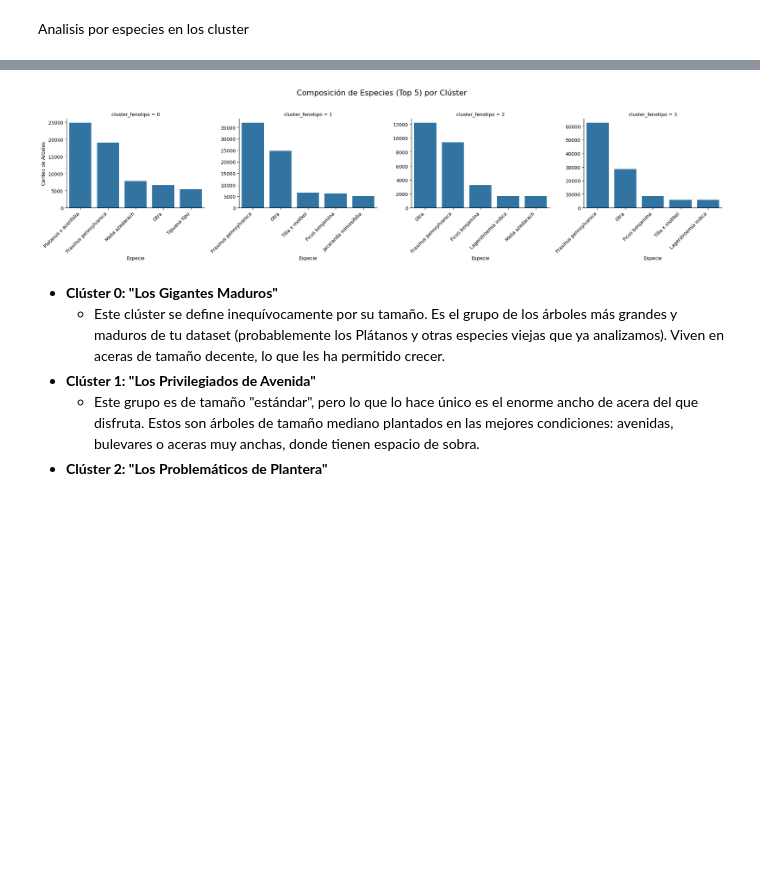
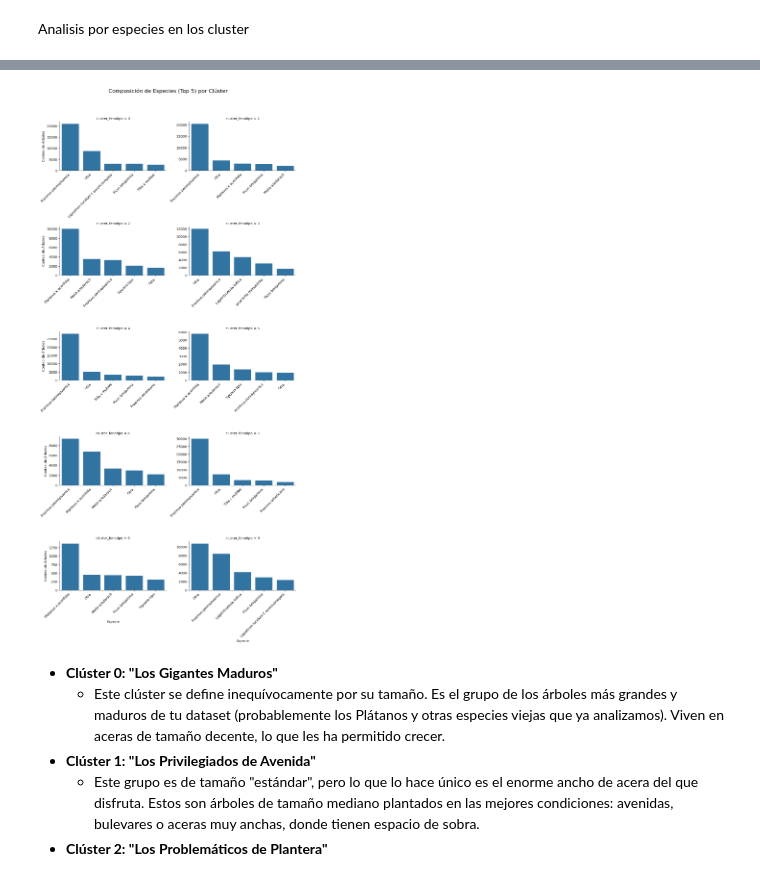
Before and after one commit to LautaroBarraza/TP-Ciencia-De-Datos-Grupo14, a Jupyter notebook: notebooks/analisis_clustering.ipynb, the cells around one changed output, grey strips where cells are left out. Drawn from its saved outputs; the diff is of its cells as text; code cells hidden in the pictures; blank space fills up the shorter version.

```diff
--- a/notebooks/analisis_clustering.ipynb
+++ b/notebooks/analisis_clustering.ipynb
@@ -26,2 +26,4 @@ memory usage: 38.0+ MB
 # %%
 datos_limpios=datos_limpios[datos_limpios['altura_arbol'].notna()]
+datos_limpios= datos_limpios[datos_limpios['nivel_plantera'].notna()]
+datos_limpios= datos_limpios[datos_limpios['estado_plantera'].notna()]
@@ -119,10 +159,5 @@ plt.show()
 # %% [markdown]
 Analisis por especies en los cluster
-# %%
-# (Tu código de K-Means... ya lo tienes)
-# ...
-# Esto te da la columna 'cluster_fenotipo'
-datos_limpios['cluster_fenotipo'] = kmeans.labels_
 # %%
 # Analicemos la composición de especies de cada clúster
 conteo_especies_por_cluster = datos_limpios.groupby('cluster_fenotipo')['nombre_cientifico'].value_counts()
@@ -149,37 +195,43 @@ Name: count, dtype: int64
 # %%
 import seaborn as sns
 import matplotlib.pyplot as plt
+import pandas as pd
 
-# 1. (Si aún no lo tienes) Convierte tu Serie MultiIndex en un DataFrame
+# 1. Agrupamiento y conteo
 conteo_series = datos_limpios.groupby('cluster_fenotipo')['nombre_cientifico'].value_counts()
 df_conteo = conteo_series.reset_index(name='conteo')
 
-# 2. Filtramos para quedarnos solo con el "Top 5" de especies de CADA clúster
-#    Esto es clave para que el gráfico sea legible.
-df_top5_por_cluster = df_conteo.groupby('cluster_fenotipo') \
-                                  .apply(lambda x: x.nlargest(5, 'conteo')) \
-                                  .reset_index(drop=True)
+# 2. Top 5 de especies por clúster
+df_top5_por_cluster = (
+    df_conteo
+    .groupby('cluster_fenotipo', group_keys=False)
+    .apply(lambda x: x.nlargest(5, 'conteo'))
+    .reset_index(drop=True)
+)
 
-# 3. ¡Graficamos! Usamos seaborn.catplot
+# 3. Gráfico con seaborn
 g = sns.catplot(
     data=df_top5_por_cluster,
-    x='nombre_cientifico',  # Eje X: Las especies
-    y='conteo',             # Eje Y: Cuántos hay
-    col='cluster_fenotipo', # <-- ¡La Magia! Crea un gráfico por clúster
-    kind='bar',             # Tipo de gráfico: barras
-    sharey=False,           # Cada gráfico tendrá su propia escala Y (importante)
-    sharex=False            # Cada gráfico tendrá sus propias etiquetas X
+    x='nombre_cientifico',
+    y='conteo',
+    col='cluster_fenotipo',
+    kind='bar',
+    sharey=False,
+    sharex=False,
+    col_wrap=2,        # <-- Esto fuerza 2 columnas (2x2 en total)
+    height=4.5,        # Ajusta el tamaño de cada subplot
+    aspect=1.2         # Proporción ancho/alto
 )
 
-# 4. Ajustamos las etiquetas para que sean legibles
+# 4. Títulos y etiquetas
 g.fig.suptitle('Composición de Especies (Top 5) por Clúster', y=1.03, fontsize=16)
 g.set_xticklabels(rotation=45, ha='right')
 g.set_axis_labels('Especie', 'Conteo de Árboles')
 
 plt.tight_layout()
 plt.show()
 # %% [output]
-[figure, old version]
+[figure, new version]
 # %% [markdown]
 * **Clúster 0: "Los Gigantes Maduros"**
     * Este clúster se define inequívocamente por su tamaño. Es el grupo de los árboles más grandes y maduros de tu dataset (probablemente los Plátanos y otras especies viejas que ya analizamos). Viven en aceras de tamaño decente, lo que les ha permitido crecer.
```
Also changed, not shown: parts of 9 cells of this notebook, 8 other files.
